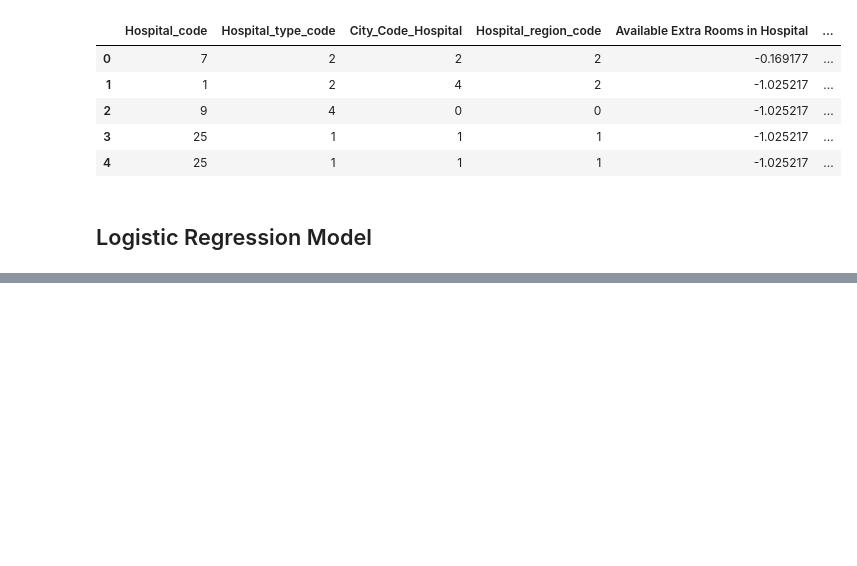
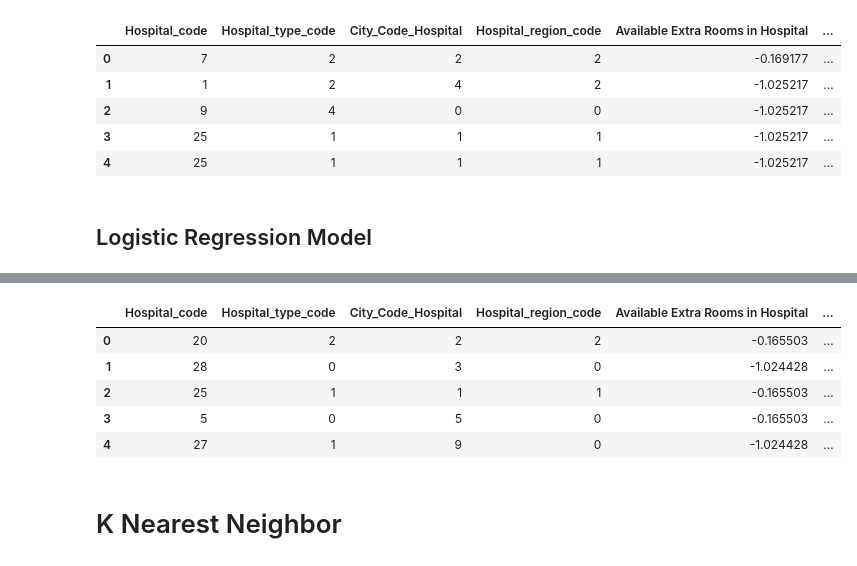
Before and after one commit to wjcutrone/Hospital-Stay-Predictor, a Jupyter notebook: WC/ML_Analysis.ipynb, the cells around one changed output, grey strips where cells are left out. Saved outputs shown, nothing was run; the diff lists cells and outputs as text; code cells hidden in the pictures; blank space fills up the shorter version.

```diff
--- a/WC/ML_Analysis.ipynb
+++ b/WC/ML_Analysis.ipynb
@@ -238,0 +405,11 @@ lr_classifier.score(X, y)
+# %%
+#Scale numeric columns in test data
+test_data[numerical_columns_test] = scaler.fit_transform(test_data[numerical_columns_test].values)
+test_data.head()
+# %% [output]
+|  | Hospital_code | Hospital_type_code | City_Code_Hospital | Hospital_region_code | Available Extra Rooms in Hospital | ... |
+| 0 | 20 | 2 | 2 | 2 | -0.165503 | ... |
+| 1 | 28 | 0 | 3 | 0 | -1.024428 | ... |
+| 2 | 25 | 1 | 1 | 1 | -0.165503 | ... |
+| 3 | 5 | 0 | 5 | 0 | -0.165503 | ... |
+| 4 | 27 | 1 | 9 | 0 | -1.024428 | ... |
@@ -238,0 +419,2 @@ lr_classifier.score(X, y)
+# %% [markdown]
+# K Nearest Neighbor
```
Also changed, not shown: parts of 24 cells of this notebook.
